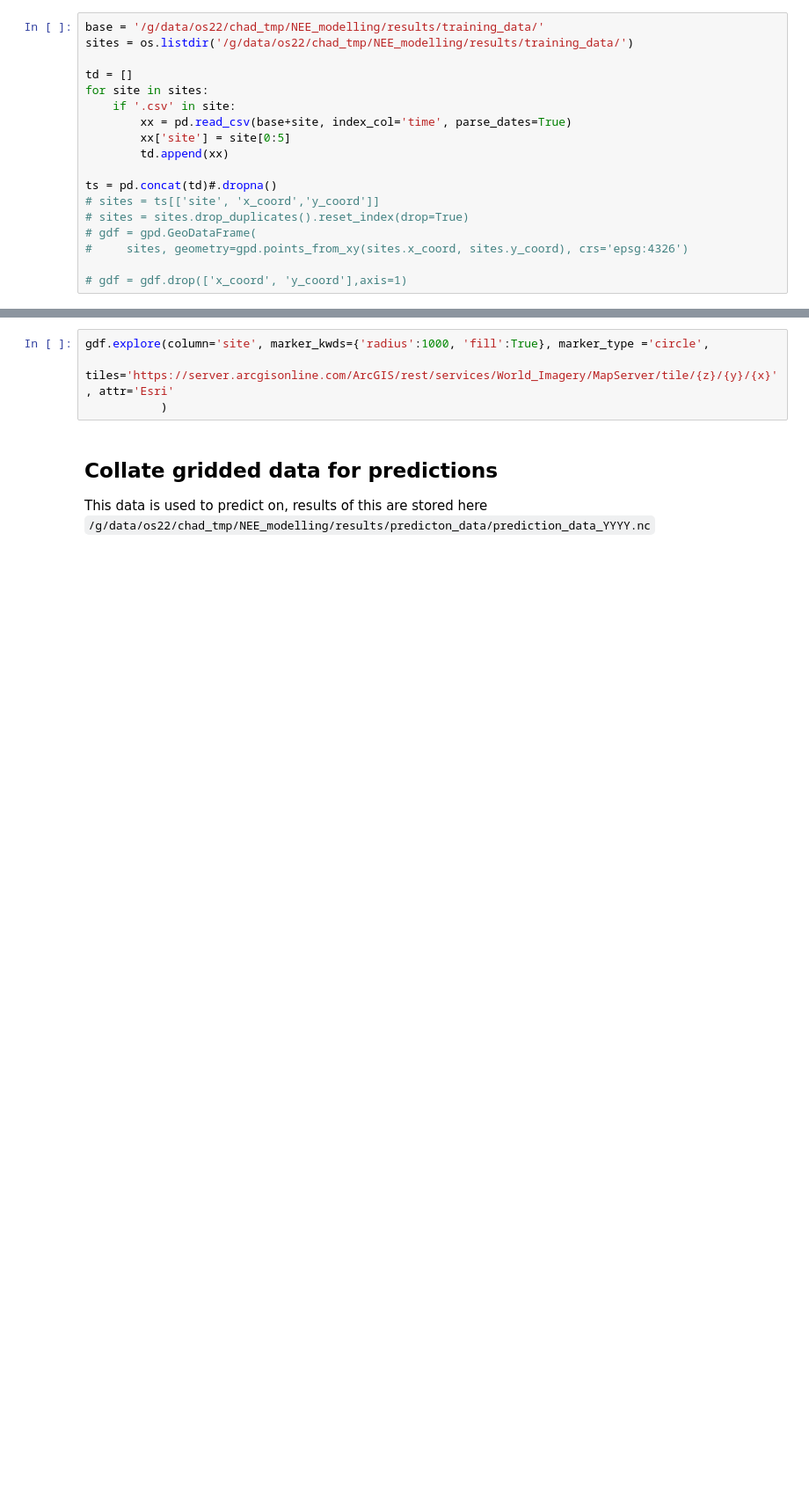
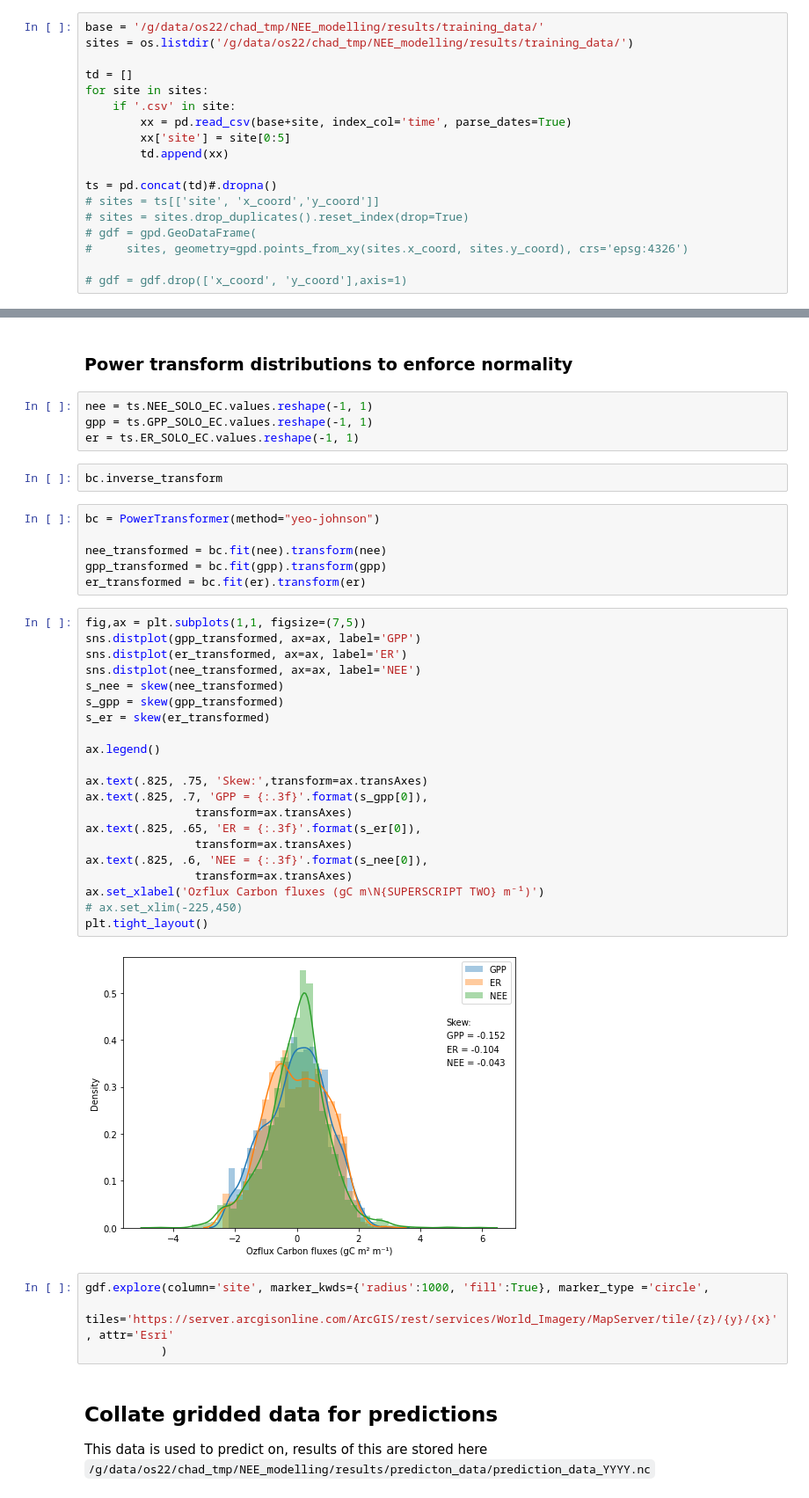
Before and after one commit to cbur24/NEE_modelling, a Jupyter notebook: 2_Extract_EC_and_gridded_data.ipynb, the cells around one changed output, grey strips where cells are left out. Shown at 88% size. Cells and saved outputs as stored; diff of their text form; blank space fills up the shorter version.

```diff
--- a/2_Extract_EC_and_gridded_data.ipynb
+++ b/2_Extract_EC_and_gridded_data.ipynb
@@ -119,3 +122,40 @@ plt.savefig('/g/data/os22/chad_tmp/NEE_modelling/results/figs/ozflux_carbon_flux
+# %% [markdown]
+### Power transform distributions to enforce normality
+# %%
+nee = ts.NEE_SOLO_EC.values.reshape(-1, 1)
+gpp = ts.GPP_SOLO_EC.values.reshape(-1, 1)
+er = ts.ER_SOLO_EC.values.reshape(-1, 1)
+# %%
+bc.inverse_transform
+# %%
+bc = PowerTransformer(method="yeo-johnson")
+
+nee_transformed = bc.fit(nee).transform(nee)
+gpp_transformed = bc.fit(gpp).transform(gpp)
+er_transformed = bc.fit(er).transform(er)
+# %%
+fig,ax = plt.subplots(1,1, figsize=(7,5))
+sns.distplot(gpp_transformed, ax=ax, label='GPP')
+sns.distplot(er_transformed, ax=ax, label='ER')
+sns.distplot(nee_transformed, ax=ax, label='NEE')
+s_nee = skew(nee_transformed)
+s_gpp = skew(gpp_transformed)
+s_er = skew(er_transformed)
+
+ax.legend()
+
+ax.text(.825, .75, 'Skew:',transform=ax.transAxes)
+ax.text(.825, .7, 'GPP = {:.3f}'.format(s_gpp[0]),
+                transform=ax.transAxes)
+ax.text(.825, .65, 'ER = {:.3f}'.format(s_er[0]),
+                transform=ax.transAxes)
+ax.text(.825, .6, 'NEE = {:.3f}'.format(s_nee[0]),
+                transform=ax.transAxes)
+ax.set_xlabel('Ozflux Carbon fluxes (gC m\N{SUPERSCRIPT TWO} m⁻¹)')
+# ax.set_xlim(-225,450)
+plt.tight_layout()
+# %% [output]
+[figure, added]
 # %%
 gdf.explore(column='site', marker_kwds={'radius':1000, 'fill':True}, marker_type ='circle',
             tiles='https://server.arcgisonline.com/ArcGIS/rest/services/World_Imagery/MapServer/tile/{z}/{y}/{x}', attr='Esri'
```
Also changed, not shown: parts of 3 cells of this notebook, 9 other files.
